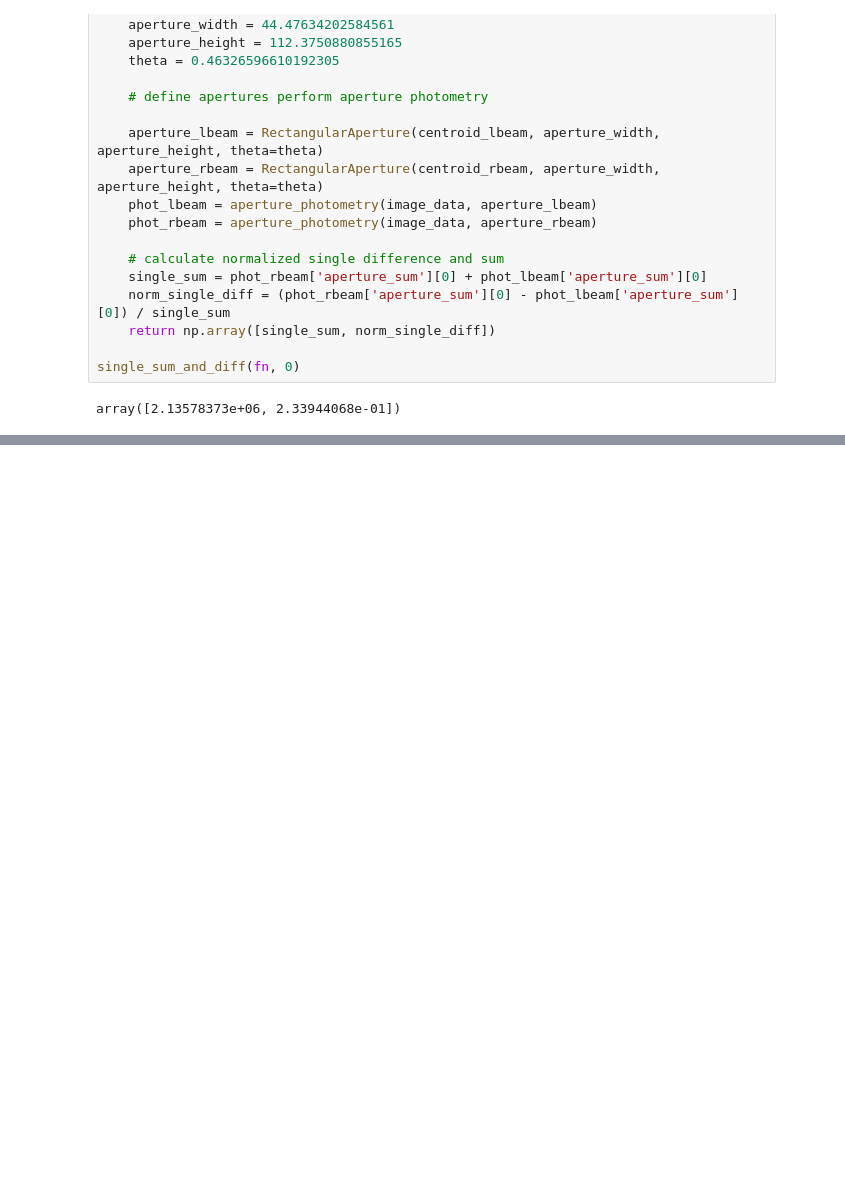
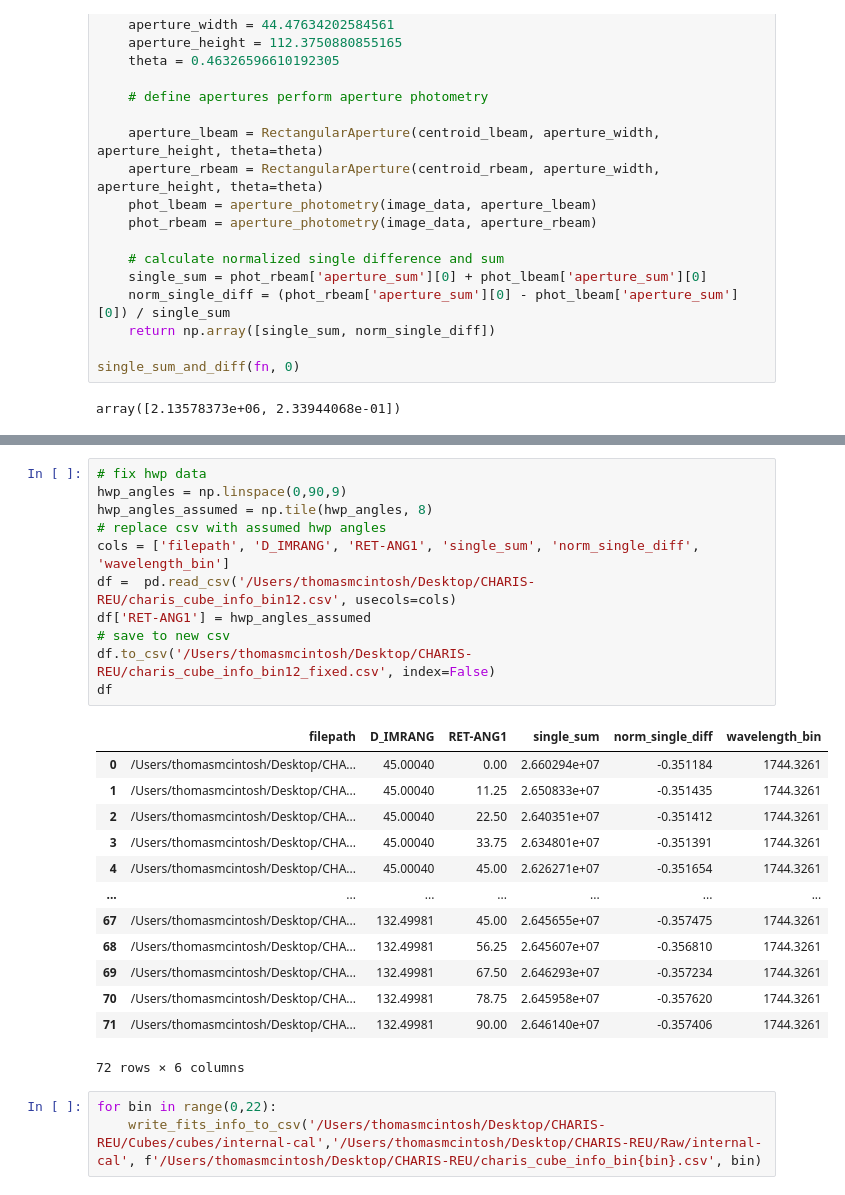
Before and after one commit to UCSB-Exoplanet-Polarimetry-Lab/CHARIS-polcal, a Jupyter notebook: single_diff.ipynb, the cells around one changed output, grey strips where cells are left out. Drawn from its saved outputs; the diff is of its cells as text; blank space fills up the shorter version.

```diff
--- a/single_diff.ipynb
+++ b/single_diff.ipynb
@@ -255,0 +320,28 @@ def write_fits_info_to_csv(cube_directory_path, raw_cube_path, output_csv_path,
+# %%
+# fix hwp data
+hwp_angles = np.linspace(0,90,9)
+hwp_angles_assumed = np.tile(hwp_angles, 8)
+# replace csv with assumed hwp angles
+cols = ['filepath', 'D_IMRANG', 'RET-ANG1', 'single_sum', 'norm_single_diff', 'wavelength_bin']
+df =  pd.read_csv('/Users/thomasmcintosh/Desktop/CHARIS-REU/charis_cube_info_bin12.csv', usecols=cols)
+df['RET-ANG1'] = hwp_angles_assumed
+# save to new csv
+df.to_csv('/Users/thomasmcintosh/Desktop/CHARIS-REU/charis_cube_info_bin12_fixed.csv', index=False)
+df
+# %% [output]
+|  | filepath | D_IMRANG | RET-ANG1 | single_sum | norm_single_diff | wavelength_bin |
+| 0 | /Users/thomasmcintosh/Desktop/CHA... | 45.00040 | 0.00 | 2.660294e+07 | -0.351184 | 1744.3261 |
+| 1 | /Users/thomasmcintosh/Desktop/CHA... | 45.00040 | 11.25 | 2.650833e+07 | -0.351435 | 1744.3261 |
+| 2 | /Users/thomasmcintosh/Desktop/CHA... | 45.00040 | 22.50 | 2.640351e+07 | -0.351412 | 1744.3261 |
+| 3 | /Users/thomasmcintosh/Desktop/CHA... | 45.00040 | 33.75 | 2.634801e+07 | -0.351391 | 1744.3261 |
+| 4 | /Users/thomasmcintosh/Desktop/CHA... | 45.00040 | 45.00 | 2.626271e+07 | -0.351654 | 1744.3261 |
+| ... | ... | ... | ... | ... | ... | ... |
+| 67 | /Users/thomasmcintosh/Desktop/CHA... | 132.49981 | 45.00 | 2.645655e+07 | -0.357475 | 1744.3261 |
+| 68 | /Users/thomasmcintosh/Desktop/CHA... | 132.49981 | 56.25 | 2.645607e+07 | -0.356810 | 1744.3261 |
+| 69 | /Users/thomasmcintosh/Desktop/CHA... | 132.49981 | 67.50 | 2.646293e+07 | -0.357234 | 1744.3261 |
+| 70 | /Users/thomasmcintosh/Desktop/CHA... | 132.49981 | 78.75 | 2.645958e+07 | -0.357620 | 1744.3261 |
+| 71 | /Users/thomasmcintosh/Desktop/CHA... | 132.49981 | 90.00 | 2.646140e+07 | -0.357406 | 1744.3261 |
+72 rows × 6 columns
+# %%
+for bin in range(0,22):
+    write_fits_info_to_csv('/Users/thomasmcintosh/Desktop/CHARIS-REU/Cubes/cubes/internal-cal','/Users/thomasmcintosh/Desktop/CHARIS-REU/Raw/internal-cal', f'/Users/thomasmcintosh/Desktop/CHARIS-REU/charis_cube_info_bin{bin}.csv', bin)
```
Also changed, not shown: parts of 4 cells of this notebook.
